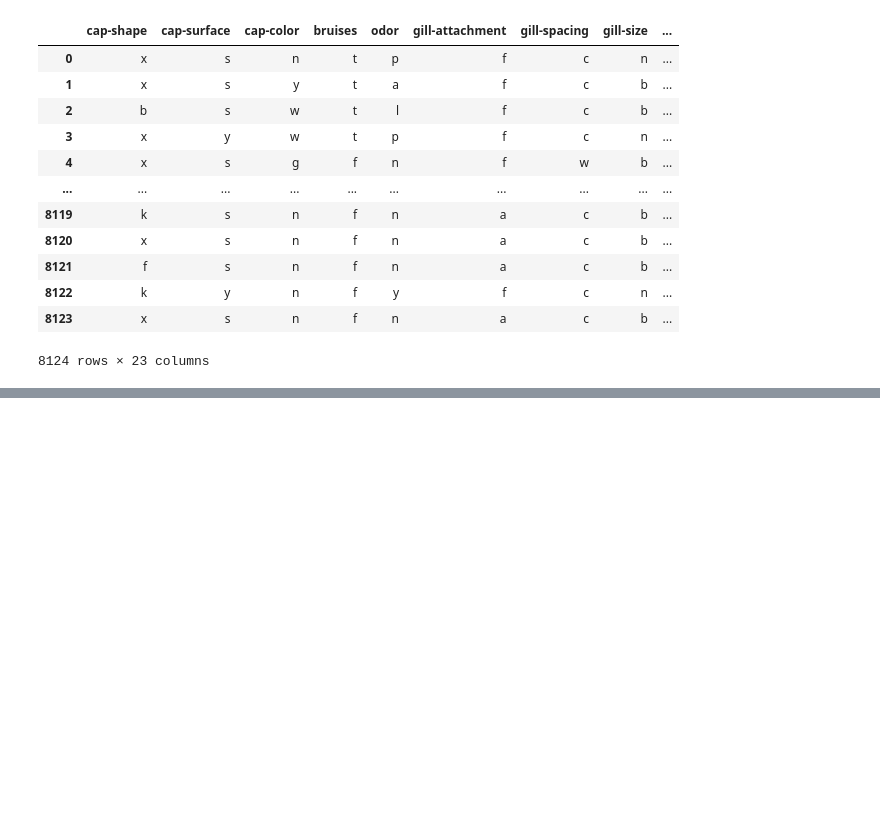
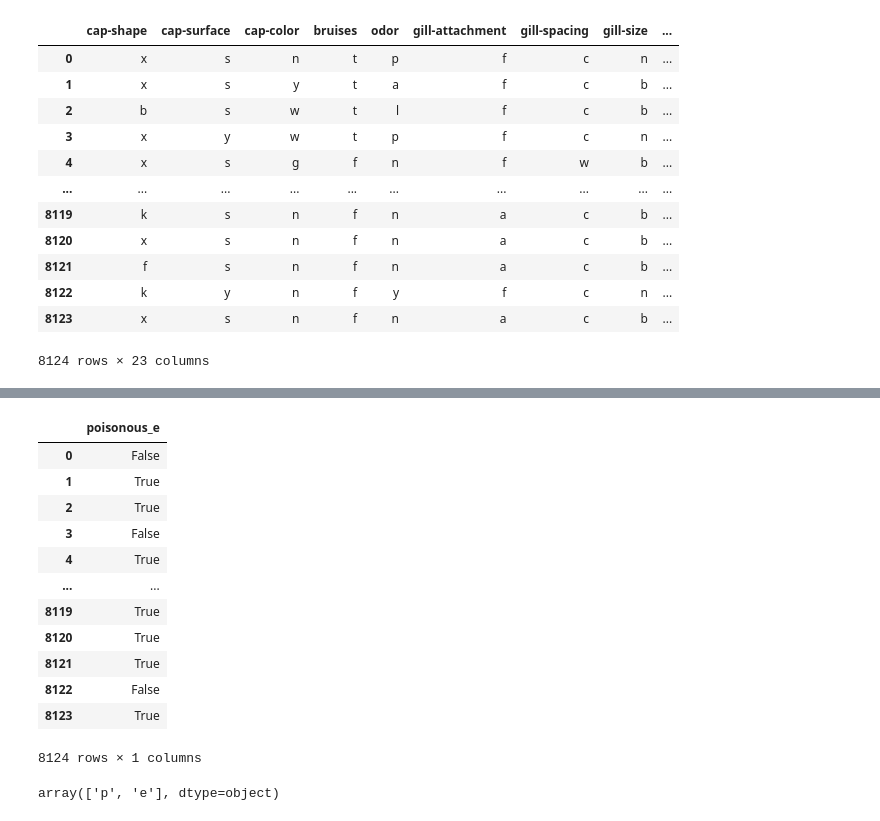
Before and after one commit to pmarbibi12/project_4_shroomin, a Jupyter notebook: pan_notebook.ipynb, the cells around one changed output, grey strips where cells are left out. Cells and saved outputs as stored; diff of their text form; code cells hidden in the pictures; blank space fills up the shorter version.

```diff
--- a/pan_notebook.ipynb
+++ b/pan_notebook.ipynb
@@ -85,4 +74,28 @@ mushroom.variables.to_csv('output.csv', index=False)
 # %%
 from sklearn.model_selection import train_test_split
 
+X = pd.get_dummies(X)
+y = pd.get_dummies(y)
+y = y.drop(columns=["poisonous_p"])
+
 X_train, X_test, y_train, y_test = train_test_split(X, y, random_state=69)
+# %%
+y
+# %% [output]
+|  | poisonous_e |
+| 0 | False |
+| 1 | True |
+| 2 | True |
+| 3 | False |
+| 4 | True |
+| ... | ... |
+| 8119 | True |
+| 8120 | True |
+| 8121 | True |
+| 8122 | False |
+| 8123 | True |
+8124 rows × 1 columns
+# %%
+mushroom.data.targets["poisonous"].unique()
+# %% [output]
+array(['p', 'e'], dtype=object)
```
Also changed, not shown: parts of 9 cells of this notebook, 5 other files.
